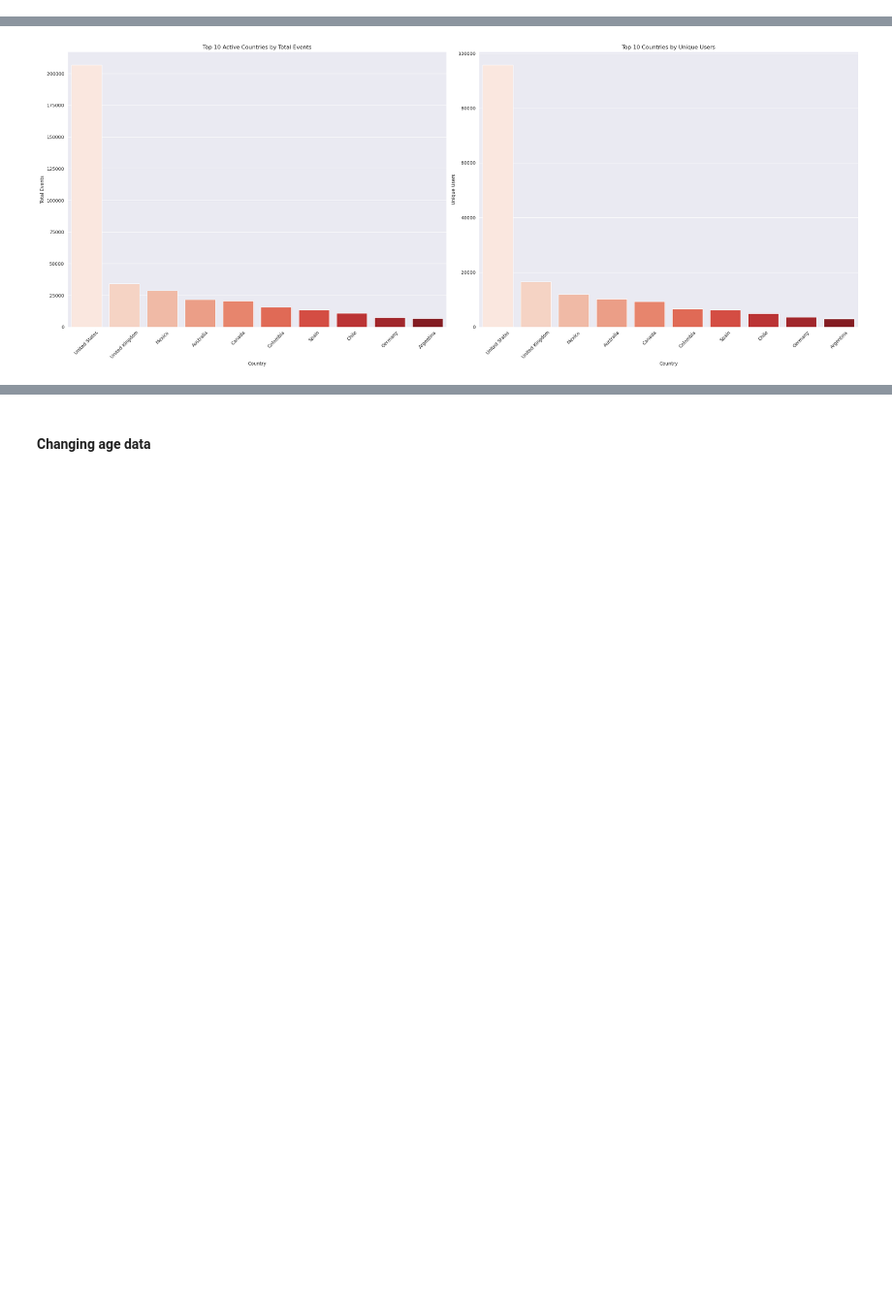
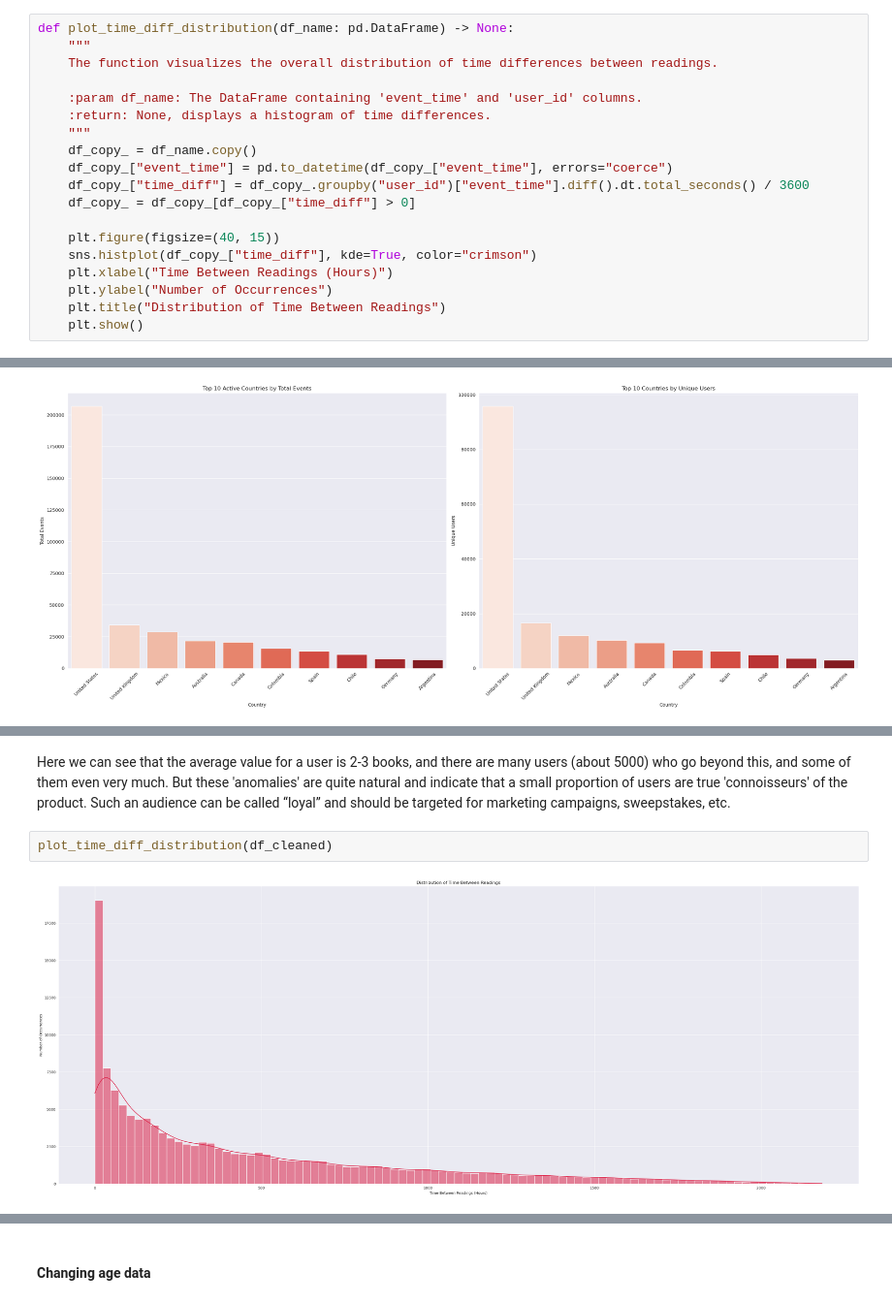
Before and after one commit to PavloKukurik/Test_task_PA_Headway, a Jupyter notebook: test.ipynb, the cells around one changed output, grey strips where cells are left out. Shown at 97% size. Drawn from its saved outputs; the diff is of its cells as text; blank space fills up the shorter version.

```diff
--- a/test.ipynb
+++ b/test.ipynb
@@ -402,0 +436,19 @@ def analyze_book_completion(df_name: pd.DataFrame) -> plt.Figure():
+# %%
+def plot_time_diff_distribution(df_name: pd.DataFrame) -> None:
+    """
+    The function visualizes the overall distribution of time differences between readings.
+
+    :param df_name: The DataFrame containing 'event_time' and 'user_id' columns.
+    :return: None, displays a histogram of time differences.
+    """
+    df_copy_ = df_name.copy()
+    df_copy_["event_time"] = pd.to_datetime(df_copy_["event_time"], errors="coerce")
+    df_copy_["time_diff"] = df_copy_.groupby("user_id")["event_time"].diff().dt.total_seconds() / 3600
+    df_copy_ = df_copy_[df_copy_["time_diff"] > 0]
+
+    plt.figure(figsize=(40, 15))
+    sns.histplot(df_copy_["time_diff"], kde=True, color="crimson")
+    plt.xlabel("Time Between Readings (Hours)")
+    plt.ylabel("Number of Occurrences")
+    plt.title("Distribution of Time Between Readings")
+    plt.show()
@@ -531,0 +687,6 @@ plot_country_activity(df_cleaned)
+# %% [markdown]
+Here we can see that the average value for a user is 2-3 books, and there are many users (about 5000) who go beyond this, and some of them even very much. But these 'anomalies' are quite natural and indicate that a small proportion of users are true 'connoisseurs' of the product. Such an audience can be called “loyal” and should be targeted for marketing campaigns, sweepstakes, etc.
+# %%
+plot_time_diff_distribution(df_cleaned)
+# %% [output]
+[figure, added]
```
Also changed, not shown: parts of 42 cells of this notebook.
